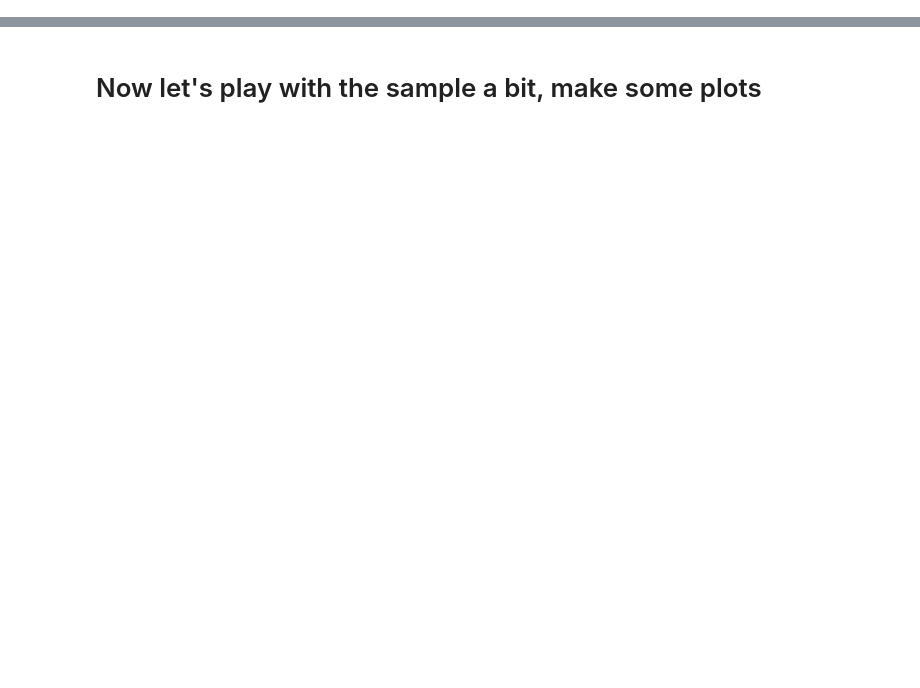
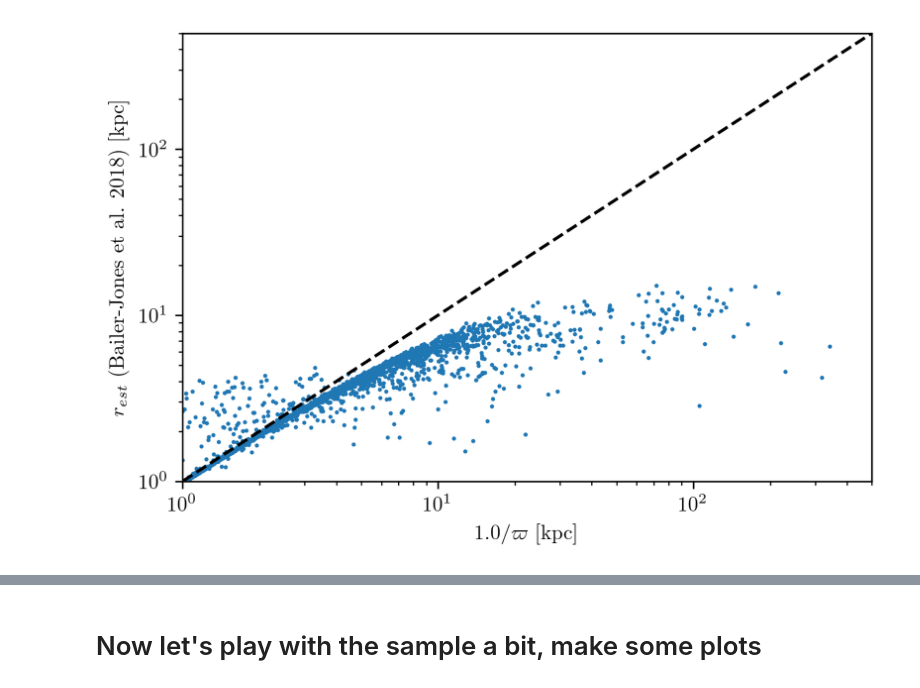
Before and after one commit to tzdwi/GaiaSprintMassive, a Jupyter notebook: WISE/data/bright_sample/sample.ipynb, the cells around one changed output, grey strips where cells are left out. Saved outputs shown, nothing was run; the diff lists cells and outputs as text; code cells hidden in the pictures; blank space fills up the shorter version.

```diff
--- a/WISE/data/bright_sample/sample.ipynb
+++ b/WISE/data/bright_sample/sample.ipynb
@@ -261,0 +221,10 @@ Text(0,0.5,'N')
+# %%
+plt.figure(dpi=300)
+plt.scatter(1.0/massive['parallax'],1.0e-3*massive['r_est'],s=1)
+plt.gca().set(xscale='log',yscale='log',xlim=(1,5e2),ylim=(1,5e2))
+plt.plot([1,5e2],[1,5e2],'--k',label='1 to 1')
+plt.xlabel(r'$1.0/\varpi$ [kpc]')
+plt.ylabel(r'$r_{est}$ (Bailer-Jones et al. 2018) [kpc]')
+plt.savefig('dist_invparallax.eps')
+# %% [output]
+[figure, added]
```
Also changed, not shown: parts of 59 cells of this notebook, 15 other files.
